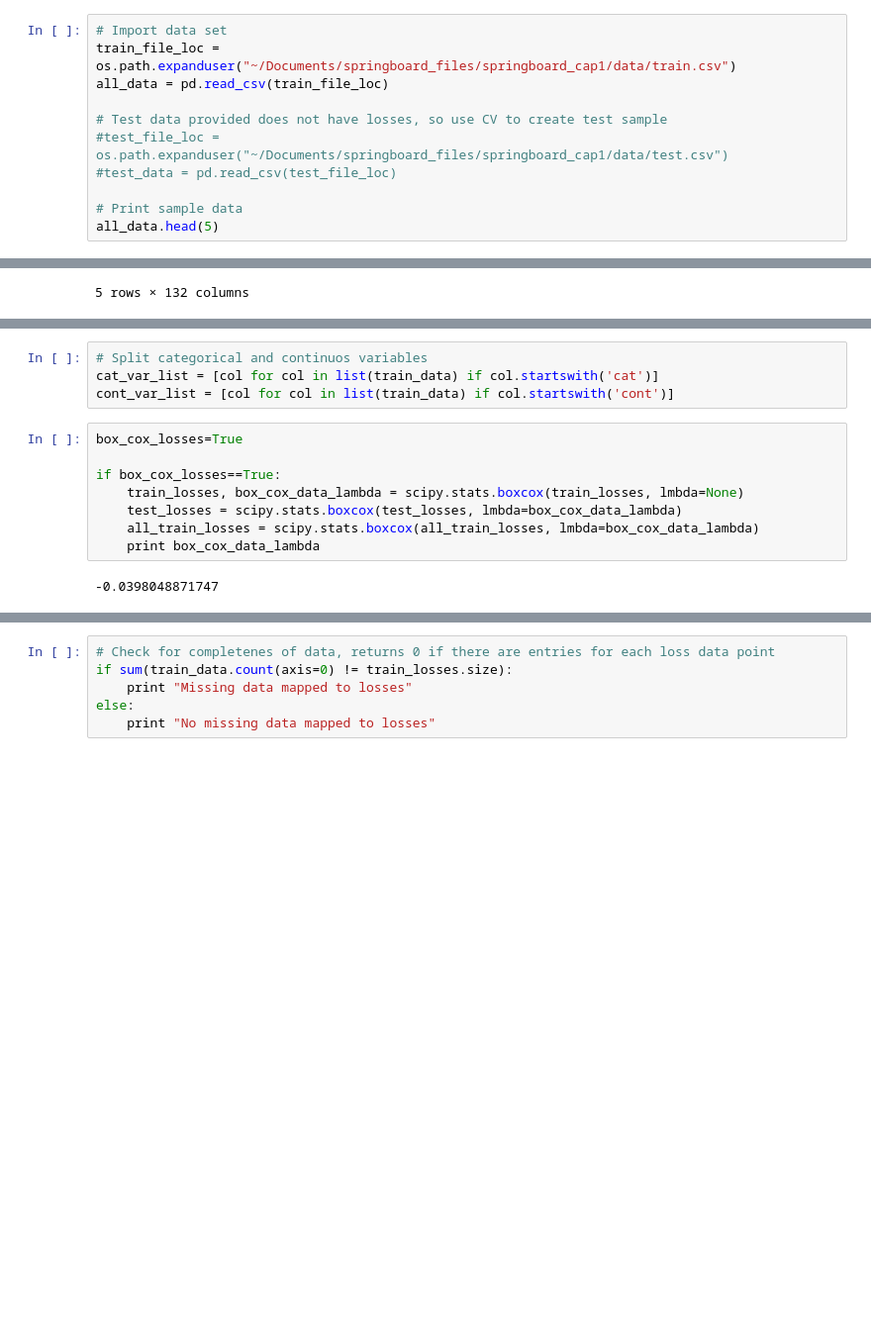
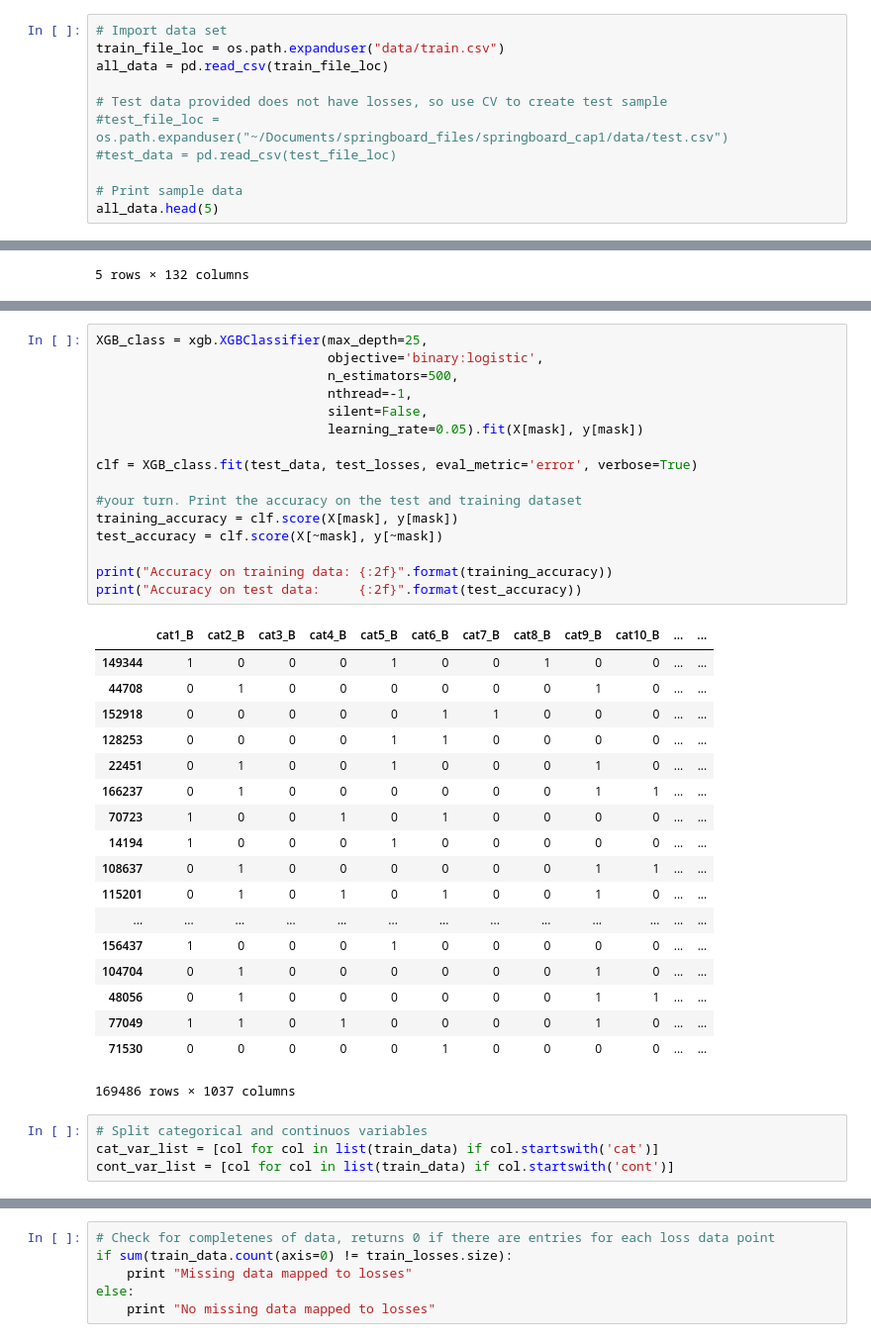
Before and after one commit to ap307/springboard_cap1, a Jupyter notebook: cap1_eda_review.ipynb, the cells around one changed output, grey strips where cells are left out. Shown at 99% size. Saved outputs shown, nothing was run; the diff lists cells and outputs as text; blank space fills up the shorter version.

```diff
--- a/cap1_eda_review.ipynb
+++ b/cap1_eda_review.ipynb
@@ -23,7 +24,7 @@ def transform_losses(losses):
     return np.log(losses + 200)
 # %%
 # Import data set
-train_file_loc = os.path.expanduser("~/Documents/springboard_files/springboard_cap1/data/train.csv")
+train_file_loc = os.path.expanduser("data/train.csv")
 all_data = pd.read_csv(train_file_loc)
 
 # Test data provided does not have losses, so use CV to create test sample
@@ -69,14 +80,39 @@ test_load_rows = test_data.shape[0]
+# %%
+XGB_class = xgb.XGBClassifier(max_depth=25,
+                              objective='binary:logistic',
+                              n_estimators=500,
+                              nthread=-1,
+                              silent=False,
+                              learning_rate=0.05).fit(X[mask], y[mask])
+
+clf = XGB_class.fit(test_data, test_losses, eval_metric='error', verbose=True)
+
+#your turn. Print the accuracy on the test and training dataset
+training_accuracy = clf.score(X[mask], y[mask])
+test_accuracy = clf.score(X[~mask], y[~mask])
+
+print("Accuracy on training data: {:2f}".format(training_accuracy))
+print("Accuracy on test data:     {:2f}".format(test_accuracy))
+# %% [output]
+|  | cat1_B | cat2_B | cat3_B | cat4_B | cat5_B | cat6_B | cat7_B | cat8_B | cat9_B | cat10_B | ... | ... |
+| 149344 | 1 | 0 | 0 | 0 | 1 | 0 | 0 | 1 | 0 | 0 | ... | ... |
+| 44708 | 0 | 1 | 0 | 0 | 0 | 0 | 0 | 0 | 1 | 0 | ... | ... |
+| 152918 | 0 | 0 | 0 | 0 | 0 | 1 | 1 | 0 | 0 | 0 | ... | ... |
+| 128253 | 0 | 0 | 0 | 0 | 1 | 1 | 0 | 0 | 0 | 0 | ... | ... |
+| 22451 | 0 | 1 | 0 | 0 | 1 | 0 | 0 | 0 | 1 | 0 | ... | ... |
+| 166237 | 0 | 1 | 0 | 0 | 0 | 0 | 0 | 0 | 1 | 1 | ... | ... |
+| 70723 | 1 | 0 | 0 | 1 | 0 | 1 | 0 | 0 | 0 | 0 | ... | ... |
+| 14194 | 1 | 0 | 0 | 0 | 1 | 0 | 0 | 0 | 0 | 0 | ... | ... |
+| 108637 | 0 | 1 | 0 | 0 | 0 | 0 | 0 | 0 | 1 | 1 | ... | ... |
+| 115201 | 0 | 1 | 0 | 1 | 0 | 1 | 0 | 0 | 1 | 0 | ... | ... |
+| ... | ... | ... | ... | ... | ... | ... | ... | ... | ... | ... | ... | ... |
+| 156437 | 1 | 0 | 0 | 0 | 1 | 0 | 0 | 0 | 0 | 0 | ... | ... |
+| 104704 | 0 | 1 | 0 | 0 | 0 | 0 | 0 | 0 | 1 | 0 | ... | ... |
+| 48056 | 0 | 1 | 0 | 0 | 0 | 0 | 0 | 0 | 1 | 1 | ... | ... |
+| 77049 | 1 | 1 | 0 | 1 | 0 | 0 | 0 | 0 | 1 | 0 | ... | ... |
+| 71530 | 0 | 0 | 0 | 0 | 0 | 1 | 0 | 0 | 0 | 0 | ... | ... |
+169486 rows × 1037 columns
 # %%
 # Split categorical and continuos variables
 cat_var_list = [col for col in list(train_data) if col.startswith('cat')]
 cont_var_list = [col for col in list(train_data) if col.startswith('cont')]
-# %%
-box_cox_losses=True
-
-if box_cox_losses==True:
-    train_losses, box_cox_data_lambda = scipy.stats.boxcox(train_losses, lmbda=None)
-    test_losses = scipy.stats.boxcox(test_losses, lmbda=box_cox_data_lambda)
-    all_train_losses = scipy.stats.boxcox(all_train_losses, lmbda=box_cox_data_lambda)
-    print box_cox_data_lambda
-# %% [output]
--0.0398048871747
```
Also changed, not shown: parts of 5 cells of this notebook, 2 other files.
